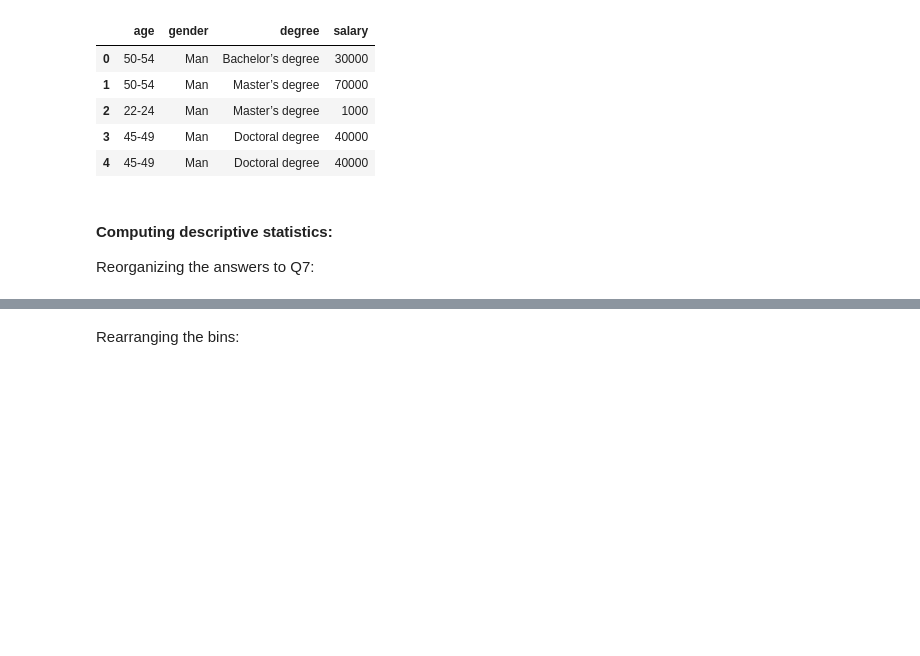
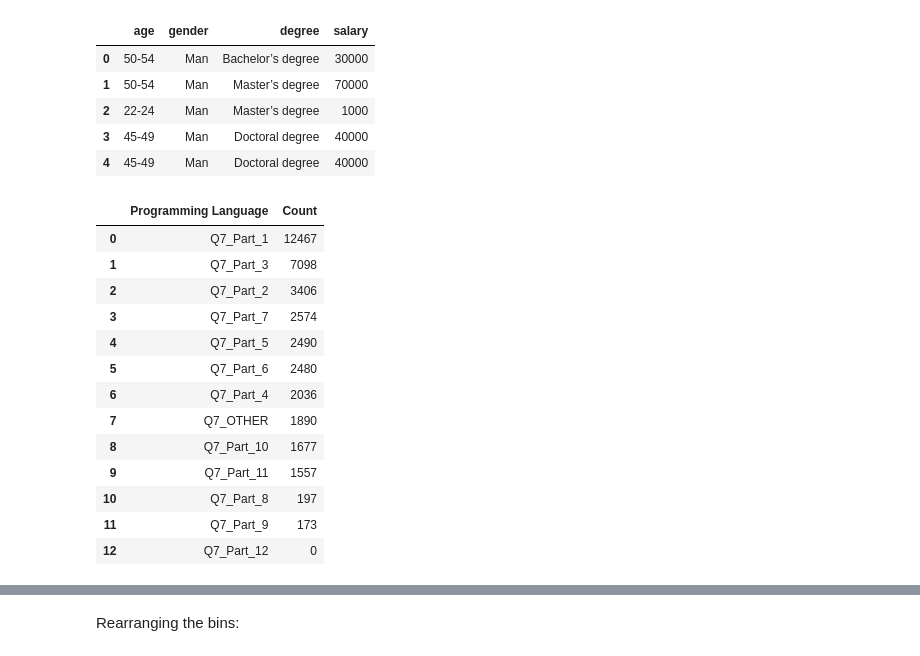
Before and after one commit to ali-sh-96/Machine-learning-Portfolio, a Jupyter notebook: project1/project1.ipynb, the cells around one changed output, grey strips where cells are left out. Saved outputs shown, nothing was run; the diff lists cells and outputs as text; code cells hidden in the pictures; blank space fills up the shorter version.

```diff
--- a/project1/project1.ipynb
+++ b/project1/project1.ipynb
@@ -60,6 +84,3 @@ adf.head()
 | 2 | 22-24 | Man | Master’s degree | 1000 |
 | 3 | 45-49 | Man | Doctoral degree | 40000 |
 | 4 | 45-49 | Man | Doctoral degree | 40000 |
-# %% [markdown]
-#### Computing descriptive statistics:
-Reorganizing the answers to Q7:
@@ -79,0 +87,30 @@ salary.describe()
+# %%
+#@title Computing descriptive statistics
+#@markdown Calculate the frequency of programming languages reported in Q7.
+
+names = ['Q7_Part_' + str(i+1) for i in range(12)]
+names += ['Q7_OTHER']
+
+# Count occurrences of each programming language
+lan = df[names].notna().sum().sort_values(ascending=False)
+
+# Convert to DataFrame
+lan = lan.reset_index()
+lan.columns = ['Programming Language', 'Count']
+
+lan
+# %% [output]
+|  | Programming Language | Count |
+| 0 | Q7_Part_1 | 12467 |
+| 1 | Q7_Part_3 | 7098 |
+| 2 | Q7_Part_2 | 3406 |
+| 3 | Q7_Part_7 | 2574 |
+| 4 | Q7_Part_5 | 2490 |
+| 5 | Q7_Part_6 | 2480 |
+| 6 | Q7_Part_4 | 2036 |
+| 7 | Q7_OTHER | 1890 |
+| 8 | Q7_Part_10 | 1677 |
+| 9 | Q7_Part_11 | 1557 |
+| 10 | Q7_Part_8 | 197 |
+| 11 | Q7_Part_9 | 173 |
+| 12 | Q7_Part_12 | 0 |
```
Also changed, not shown: parts of 65 cells of this notebook, 1 other file.
